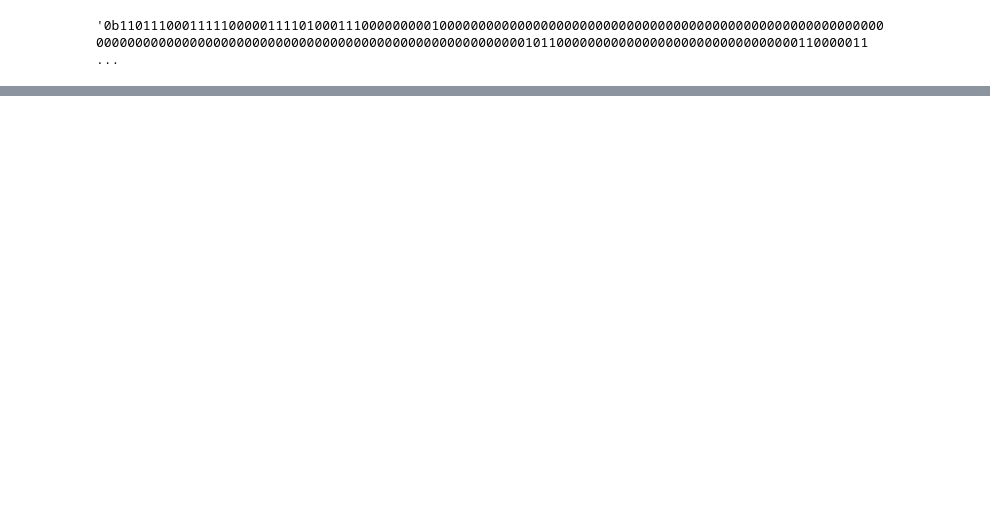
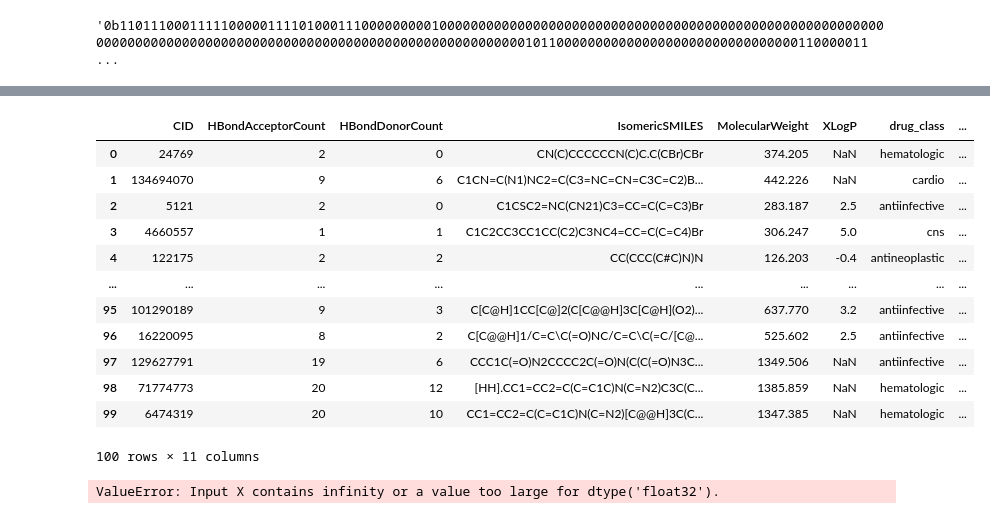
Before and after one commit to JoseCouceiro/TFM_project, a Jupyter notebook: figure_out_things.ipynb, the cells around one changed output, grey strips where cells are left out. Saved outputs shown, nothing was run; the diff lists cells and outputs as text; code cells hidden in the pictures; blank space fills up the shorter version.

```diff
--- a/figure_out_things.ipynb
+++ b/figure_out_things.ipynb
@@ -154,5 +164,6 @@ first_1000_drugs.head()
 # %%
-list_of_comp_dfs = []
+list_of_comp_fp = []
 for cid in first_1000_drugs['CID']:
-    comp = pcp.get_compounds(cid, 'cid')
-    list_of_comp_dfs.append(pcp.compounds_to_frame(comp, properties=['cactvs_fingerprint', 'fingerprint']).reset_index())
+    comp = pcp.Compound.from_cid(cid)
+    list_of_comp_fp.append(comp.fingerprint)
+list_of_comp_fp
@@ -221,0 +287,16 @@ str
+# %%
+drugs_clean
+# %% [output]
+|  | CID | HBondAcceptorCount | HBondDonorCount | IsomericSMILES | MolecularWeight | XLogP | drug_class | ... |
+| 0 | 24769 | 2 | 0 | CN(C)CCCCCCN(C)C.C(CBr)CBr | 374.205 | NaN | hematologic | ... |
+| 1 | 134694070 | 9 | 6 | C1CN=C(N1)NC2=C(C3=NC=CN=C3C=C2)B... | 442.226 | NaN | cardio | ... |
+| 2 | 5121 | 2 | 0 | C1CSC2=NC(CN21)C3=CC=C(C=C3)Br | 283.187 | 2.5 | antiinfective | ... |
+| 3 | 4660557 | 1 | 1 | C1C2CC3CC1CC(C2)C3NC4=CC=C(C=C4)Br | 306.247 | 5.0 | cns | ... |
+| 4 | 122175 | 2 | 2 | CC(CCC(C#C)N)N | 126.203 | -0.4 | antineoplastic | ... |
+| ... | ... | ... | ... | ... | ... | ... | ... | ... |
+| 95 | 101290189 | 9 | 3 | C[C@H]1CC[C@]2(C[C@@H]3C[C@H](O2)... | 637.770 | 3.2 | antiinfective | ... |
+| 96 | 16220095 | 8 | 2 | C[C@@H]1/C=C\C(=O)NC/C=C\C(=C/[C@... | 525.602 | 2.5 | antiinfective | ... |
+| 97 | 129627791 | 19 | 6 | CCC1C(=O)N2CCCC2C(=O)N(C(C(=O)N3C... | 1349.506 | NaN | antiinfective | ... |
+| 98 | 71774773 | 20 | 12 | [HH].CC1=CC2=C(C=C1C)N(C=N2)C3C(C... | 1385.859 | NaN | hematologic | ... |
+| 99 | 6474319 | 20 | 10 | CC1=CC2=C(C=C1C)N(C=N2)[C@@H]3C(C... | 1347.385 | NaN | hematologic | ... |
+100 rows × 11 columns
@@ -221,0 +305,5 @@ str
+# %%
+rfc.fit(X_train, X_test)
+rfc.predict(X_test)
+# %% [output]
+ValueError: Input X contains infinity or a value too large for dtype('float32').
```
Also changed, not shown: parts of 9 cells of this notebook, 7 other files.
